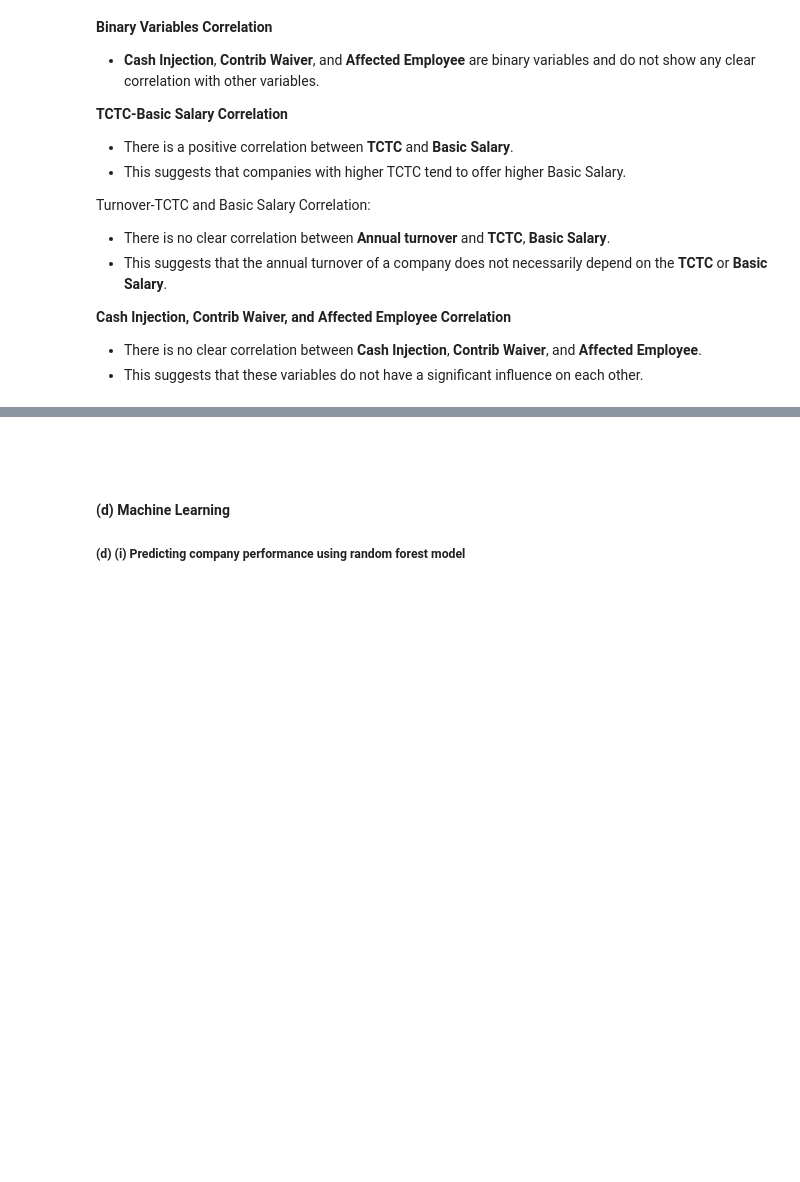
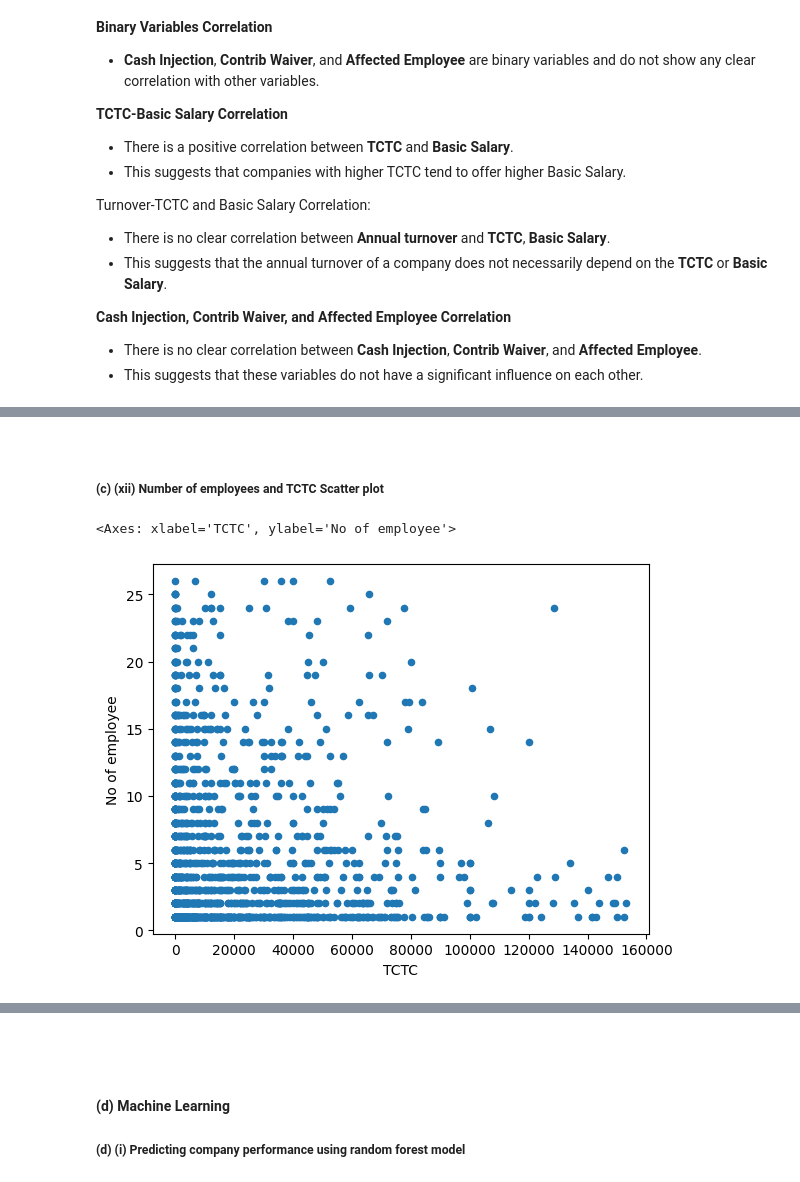
Before and after one commit to simeonleni/analitica, a Jupyter notebook: analytica.ipynb, the cells around one changed output, grey strips where cells are left out. Saved outputs shown, nothing was run; the diff lists cells and outputs as text; code cells hidden in the pictures; blank space fills up the shorter version.

```diff
--- a/analytica.ipynb
+++ b/analytica.ipynb
@@ -335,0 +354,9 @@ Text(0.5, 1.0, 'Correlation matrix')
+# %% [markdown]
+<br>
+
+##### (c) (xii) Number of employees and TCTC Scatter plot
+# %%
+clean_data.plot(kind = 'scatter', x = 'TCTC', y = 'No of employee')
+# %% [output]
+<Axes: xlabel='TCTC', ylabel='No of employee'>
+[figure, added]
```
Also changed, not shown: parts of 12 cells of this notebook.
